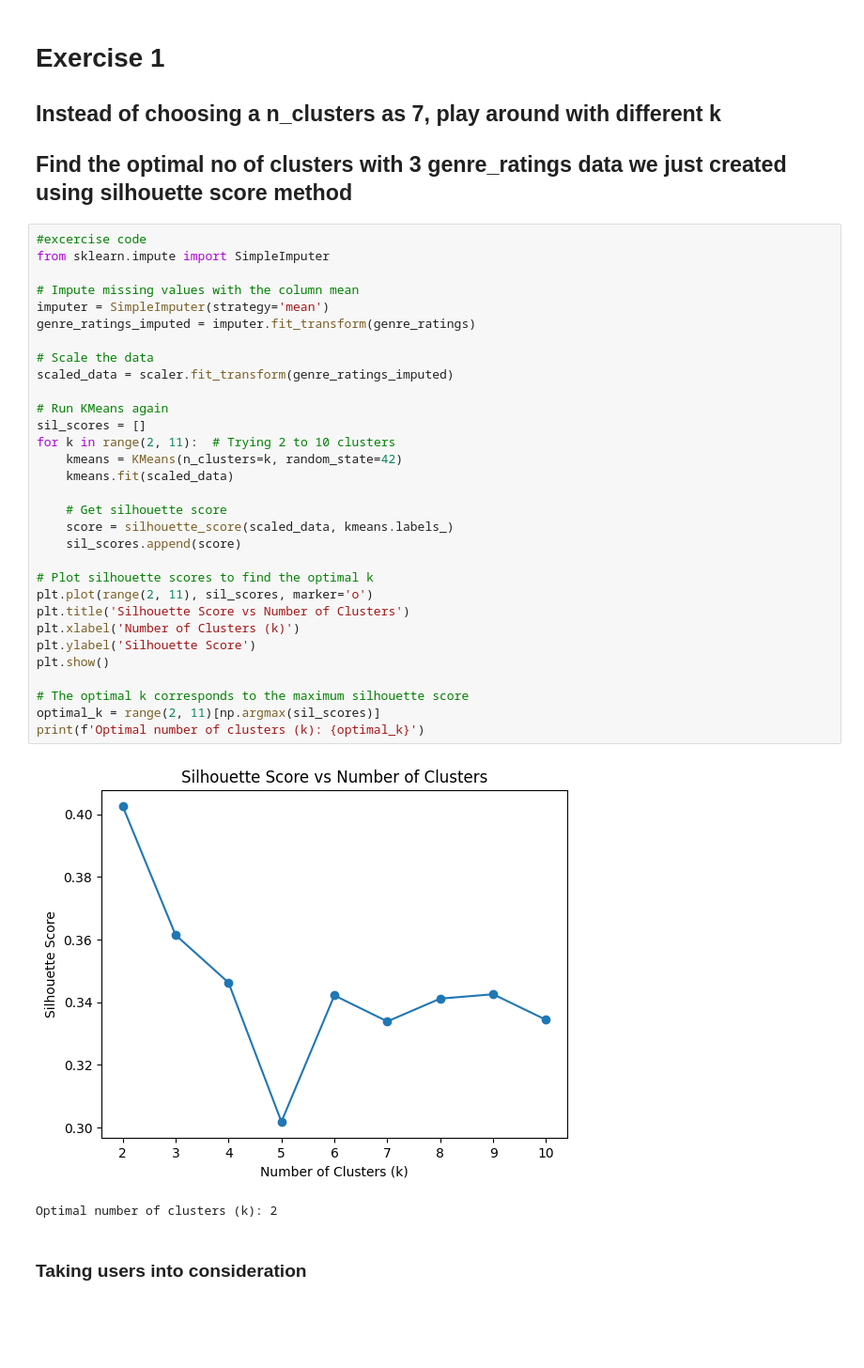
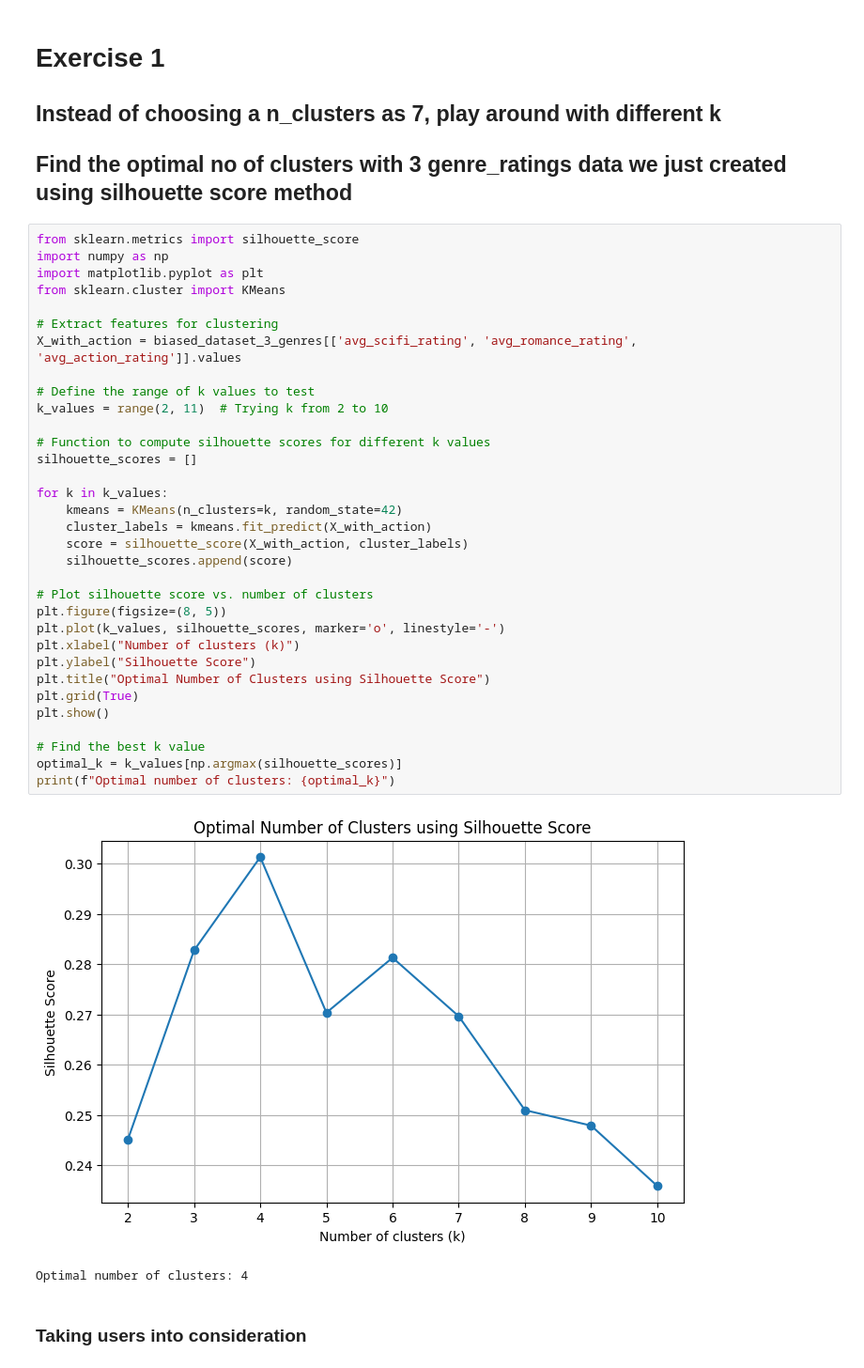
Before and after one commit to akshithadev19/projects_lab_submissions, a Jupyter notebook: Module_7_Project.ipynb, the cells around one changed output. Shown at 94% size. Cells and saved outputs as stored; diff of their text form; blank space fills up the shorter version.

```diff
--- a/Module_7_Project.ipynb
+++ b/Module_7_Project.ipynb
@@ -283,40 +283,42 @@ The size of the dots represent the ratings of the action movies.
 
 ## Instead of choosing a n_clusters as 7, play around with different k
 ## Find the optimal no of clusters with 3 genre_ratings data we just created using silhouette score method
-# %%
-#excercise code
-from sklearn.impute import SimpleImputer
-
-# Impute missing values with the column mean
-imputer = SimpleImputer(strategy='mean')
-genre_ratings_imputed = imputer.fit_transform(genre_ratings)
-
-# Scale the data
-scaled_data = scaler.fit_transform(genre_ratings_imputed)
-
-# Run KMeans again
-sil_scores = []
-for k in range(2, 11):  # Trying 2 to 10 clusters
-    kmeans = KMeans(n_clusters=k, random_state=42)
-    kmeans.fit(scaled_data)
-
-    # Get silhouette score
-    score = silhouette_score(scaled_data, kmeans.labels_)
-    sil_scores.append(score)
-
-# Plot silhouette scores to find the optimal k
-plt.plot(range(2, 11), sil_scores, marker='o')
-plt.title('Silhouette Score vs Number of Clusters')
-plt.xlabel('Number of Clusters (k)')
-plt.ylabel('Silhouette Score')
-plt.show()
-
-# The optimal k corresponds to the maximum silhouette score
-optimal_k = range(2, 11)[np.argmax(sil_scores)]
-print(f'Optimal number of clusters (k): {optimal_k}')
-# %% [output]
-[figure, removed]
-Optimal number of clusters (k): 2
+# %%
+from sklearn.metrics import silhouette_score
+import numpy as np
+import matplotlib.pyplot as plt
+from sklearn.cluster import KMeans
+
+# Extract features for clustering
+X_with_action = biased_dataset_3_genres[['avg_scifi_rating', 'avg_romance_rating', 'avg_action_rating']].values
+
+# Define the range of k values to test
+k_values = range(2, 11)  # Trying k from 2 to 10
+
+# Function to compute silhouette scores for different k values
+silhouette_scores = []
+
+for k in k_values:
+    kmeans = KMeans(n_clusters=k, random_state=42)
+    cluster_labels = kmeans.fit_predict(X_with_action)
+    score = silhouette_score(X_with_action, cluster_labels)
+    silhouette_scores.append(score)
+
+# Plot silhouette score vs. number of clusters
+plt.figure(figsize=(8, 5))
+plt.plot(k_values, silhouette_scores, marker='o', linestyle='-')
+plt.xlabel("Number of clusters (k)")
+plt.ylabel("Silhouette Score")
+plt.title("Optimal Number of Clusters using Silhouette Score")
+plt.grid(True)
+plt.show()
+
+# Find the best k value
+optimal_k = k_values[np.argmax(silhouette_scores)]
+print(f"Optimal number of clusters: {optimal_k}")
+# %% [output]
+[figure, added]
+Optimal number of clusters: 4
 # %% [markdown]
 ### Taking users into consideration
 # %% [markdown]
```
Also changed, not shown: parts of 33 cells of this notebook.
